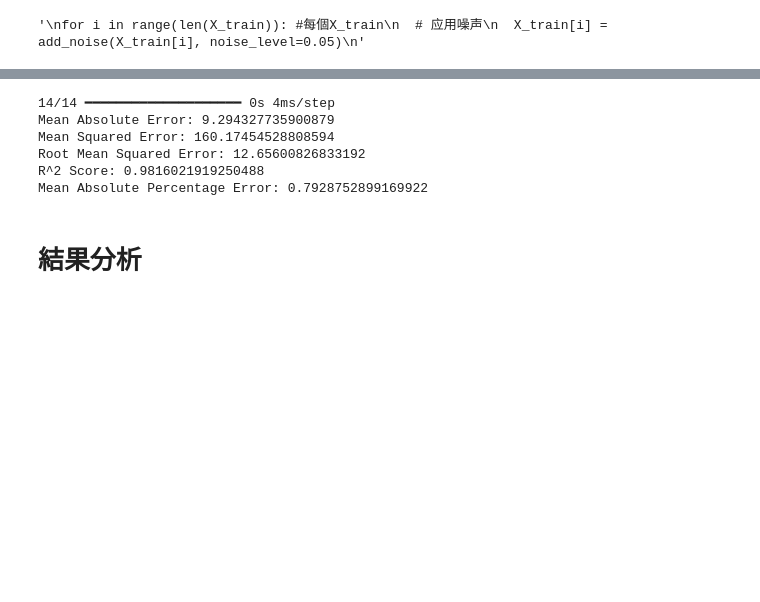
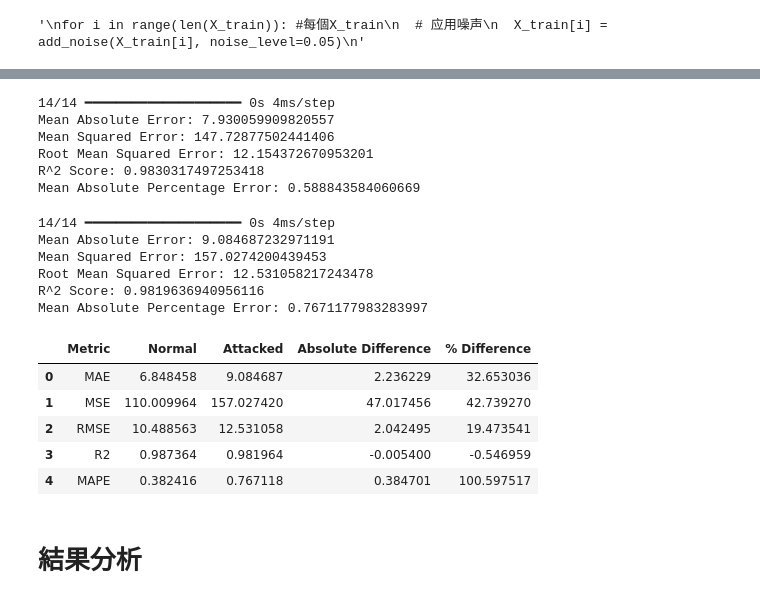
Before and after one commit to jinxianstar/CGNTF, a Jupyter notebook: notebooks/network_traffic_prediction.ipynb, the cells around one changed output, grey strips where cells are left out. Drawn from its saved outputs; the diff is of its cells as text; code cells hidden in the pictures; blank space fills up the shorter version.

```diff
--- a/notebooks/network_traffic_prediction.ipynb
+++ b/notebooks/network_traffic_prediction.ipynb
@@ -299,13 +205,42 @@ Testing Length: 432
+# %%
+predicted = model.predict(X_test).reshape(-1, 1)
+result_normal = evaluate_regression(y_test, predicted)
+# %% [output]
+14/14 ━━━━━━━━━━━━━━━━━━━━ 0s 4ms/step
+Mean Absolute Error: 7.930059909820557
+Mean Squared Error: 147.72877502441406
+Root Mean Squared Error: 12.154372670953201
+R^2 Score: 0.9830317497253418
+Mean Absolute Percentage Error: 0.588843584060669
 # %%
 predicted = model.predict(X_test_adv).reshape(-1, 1)
-results = evaluate_regression(y_test, predicted)
+result_attacked = evaluate_regression(y_test, predicted)
 # %% [output]
 14/14 ━━━━━━━━━━━━━━━━━━━━ 0s 4ms/step
-Mean Absolute Error: 9.294327735900879
-Mean Squared Error: 160.17454528808594
-Root Mean Squared Error: 12.65600826833192
-R^2 Score: 0.9816021919250488
-Mean Absolute Percentage Error: 0.7928752899169922
+Mean Absolute Error: 9.084687232971191
+Mean Squared Error: 157.0274200439453
+Root Mean Squared Error: 12.531058217243478
+R^2 Score: 0.9819636940956116
+Mean Absolute Percentage Error: 0.7671177983283997
+# %%
+# Create a DataFrame to compare the values
+df_compare = pd.DataFrame({
+    'Metric': list(result_normal.keys()),
+    'Normal': list(result_normal.values()),
+    'Attacked': list(result_attacked.values())
+})
+
+# Calculate absolute and percentage differences
+df_compare['Absolute Difference'] = df_compare['Attacked'] - df_compare['Normal']
+df_compare['% Difference'] = ((df_compare['Absolute Difference'] / df_compare['Normal']) * 100)
+df_compare
+# %% [output]
+|  | Metric | Normal | Attacked | Absolute Difference | % Difference |
+| 0 | MAE | 6.848458 | 9.084687 | 2.236229 | 32.653036 |
+| 1 | MSE | 110.009964 | 157.027420 | 47.017456 | 42.739270 |
+| 2 | RMSE | 10.488563 | 12.531058 | 2.042495 | 19.473541 |
+| 3 | R2 | 0.987364 | 0.981964 | -0.005400 | -0.546959 |
+| 4 | MAPE | 0.382416 | 0.767118 | 0.384701 | 100.597517 |
 # %%
 import os
 import pandas as pd
```
Also changed, not shown: parts of 11 cells of this notebook, 5 other files.
